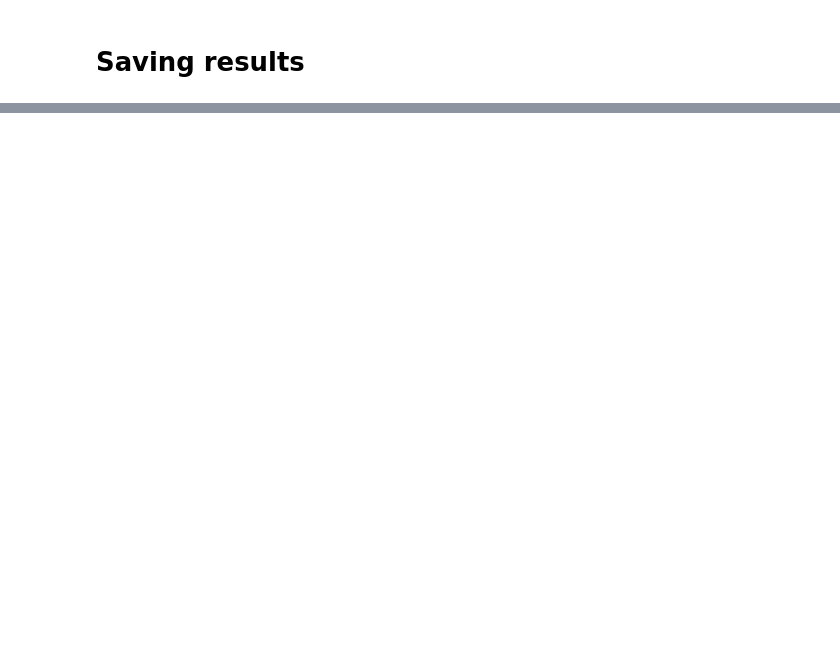
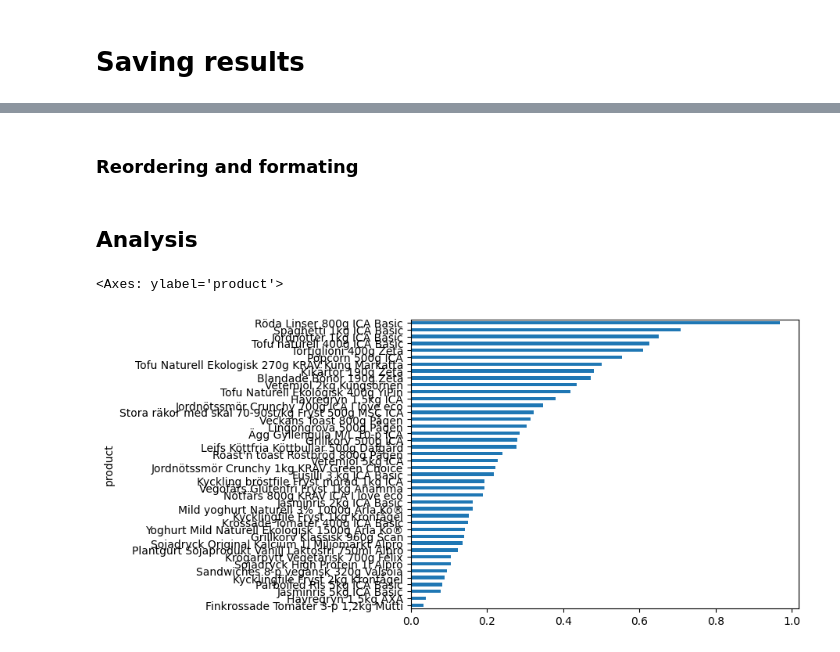
Before and after one commit to KasperLindm/BudgetSuperfood, a Jupyter notebook: FoodWebscraper.ipynb, the cells around one changed output, grey strips where cells are left out. Cells and saved outputs as stored; diff of their text form; code cells hidden in the pictures; blank space fills up the shorter version.

Commit message:
Added initial analysis

```diff
--- a/FoodWebscraper.ipynb
+++ b/FoodWebscraper.ipynb
@@ -81,3 +109,6 @@ df.to_csv('scraped_foods.csv')
 
 wks = sh[0]
 wks.set_dataframe(df,(1,1))
+# %%
+super_foods = df
+super_foods.info()
@@ -83,0 +136,25 @@ wks.set_dataframe(df,(1,1))
+# %% [markdown]
+### Reordering and formating
+# %%
+super_foods = super_foods.set_index('product')
+super_foods = super_foods.drop(['link'], axis=1)
+super_foods = super_foods.astype('float64')
+# %%
+# Createing new columns
+super_foods['kcal_per_kr'] = super_foods.kcal/super_foods.price_kr
+super_foods['prot_per_kr'] = super_foods.protein_g/super_foods.price_kr
+super_foods['prot_per_kcal'] = super_foods.protein_g/super_foods.kcal
+
+# Remove any rows that didn't have enough data, which results on NaN
+super_foods = super_foods.dropna()
+# %% [markdown]
+## Analysis
+# %%
+fig, ax = plt.subplots(figsize=(10, 5))
+top_earning_songs.nlargest(15).sort_values().plot(
+    kind = 'barh',
+    title = 'Earnings per song (USD)')
+super_foods.prot_per_krnlargest(15).sort_values(ascending=True).plot(kind="barh")
+# %% [output]
+<Axes: ylabel='product'>
+[figure, added]
```
Also changed, not shown: parts of 12 cells of this notebook, 1 other file.
